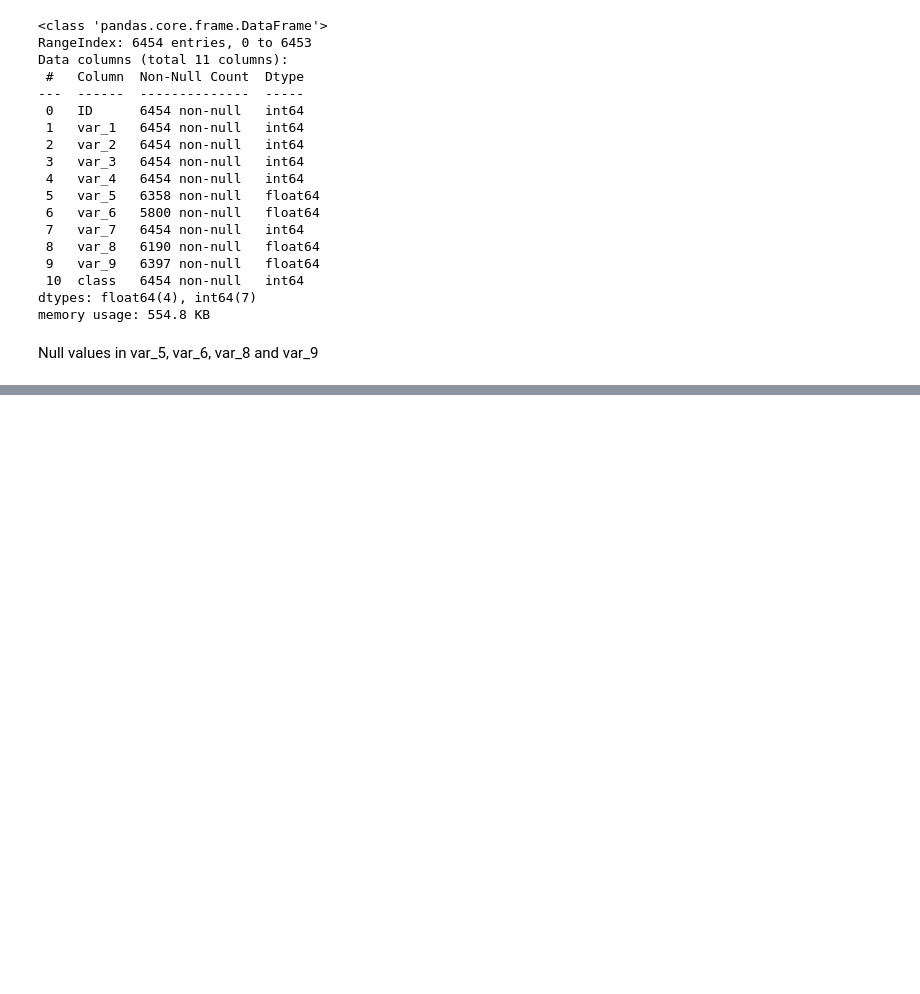
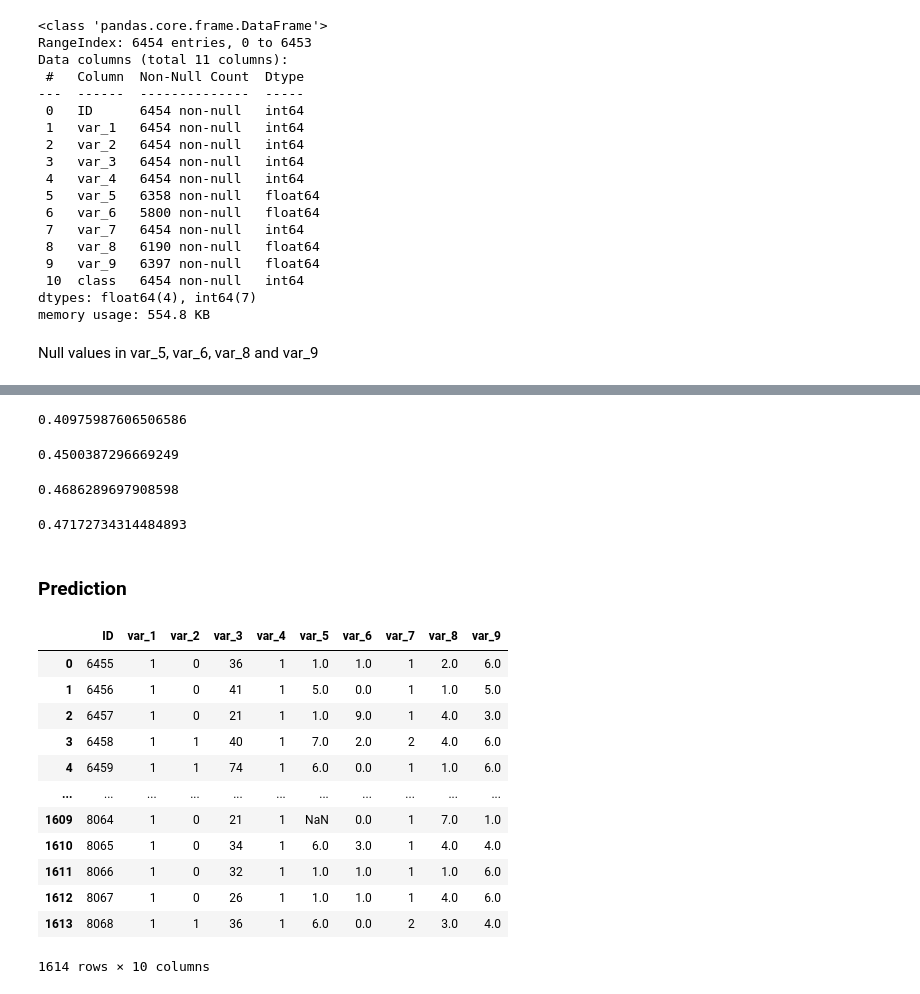
Before and after one commit to yuenherny/market-segmentation-mini-hackathon, a Jupyter notebook: Market Segmentation.ipynb, the cells around one changed output, grey strips where cells are left out. Saved outputs shown, nothing was run; the diff lists cells and outputs as text; code cells hidden in the pictures; blank space fills up the shorter version.

```diff
--- a/Market Segmentation.ipynb
+++ b/Market Segmentation.ipynb
@@ -102,0 +234,44 @@ Baseline Model
+# %%
+pipe = [('scaler', StandardScaler()), ('decision', DecisionTreeClassifier())]
+pipe = Pipeline(pipe).fit(X_train, y_train)
+pipe.score(X_test, y_test)
+# %% [output]
+0.40975987606506586
+# %%
+pipe = [('scaler', StandardScaler()), ('random', RandomForestClassifier())]
+pipe = Pipeline(pipe).fit(X_train, y_train)
+pipe.score(X_test, y_test)
+# %% [output]
+0.4500387296669249
+# %%
+pipe = [('scaler', StandardScaler()), ('svc', LinearSVC())]
+pipe = Pipeline(pipe).fit(X_train, y_train)
+pipe.score(X_test, y_test)
+# %% [output]
+0.4686289697908598
+# %%
+pipe = [('scaler', StandardScaler()), ('mlp', MLPClassifier())]
+pipe = Pipeline(pipe).fit(X_train, y_train)
+pipe.score(X_test, y_test)
+# %% [output]
+0.47172734314484893
+# %% [markdown]
+### Prediction
+# %%
+test_path = os.path.join(dataset_path, "test.csv")
+df_test = pd.read_csv(test_path)
+df_test
+# %% [output]
+|  | ID | var_1 | var_2 | var_3 | var_4 | var_5 | var_6 | var_7 | var_8 | var_9 |
+| 0 | 6455 | 1 | 0 | 36 | 1 | 1.0 | 1.0 | 1 | 2.0 | 6.0 |
+| 1 | 6456 | 1 | 0 | 41 | 1 | 5.0 | 0.0 | 1 | 1.0 | 5.0 |
+| 2 | 6457 | 1 | 0 | 21 | 1 | 1.0 | 9.0 | 1 | 4.0 | 3.0 |
+| 3 | 6458 | 1 | 1 | 40 | 1 | 7.0 | 2.0 | 2 | 4.0 | 6.0 |
+| 4 | 6459 | 1 | 1 | 74 | 1 | 6.0 | 0.0 | 1 | 1.0 | 6.0 |
+| ... | ... | ... | ... | ... | ... | ... | ... | ... | ... | ... |
+| 1609 | 8064 | 1 | 0 | 21 | 1 | NaN | 0.0 | 1 | 7.0 | 1.0 |
+| 1610 | 8065 | 1 | 0 | 34 | 1 | 6.0 | 3.0 | 1 | 4.0 | 4.0 |
+| 1611 | 8066 | 1 | 0 | 32 | 1 | 1.0 | 1.0 | 1 | 1.0 | 6.0 |
+| 1612 | 8067 | 1 | 0 | 26 | 1 | 1.0 | 1.0 | 1 | 4.0 | 6.0 |
+| 1613 | 8068 | 1 | 1 | 36 | 1 | 6.0 | 0.0 | 2 | 3.0 | 4.0 |
+1614 rows × 10 columns
```
Also changed, not shown: parts of 22 cells of this notebook, 1 other file.
